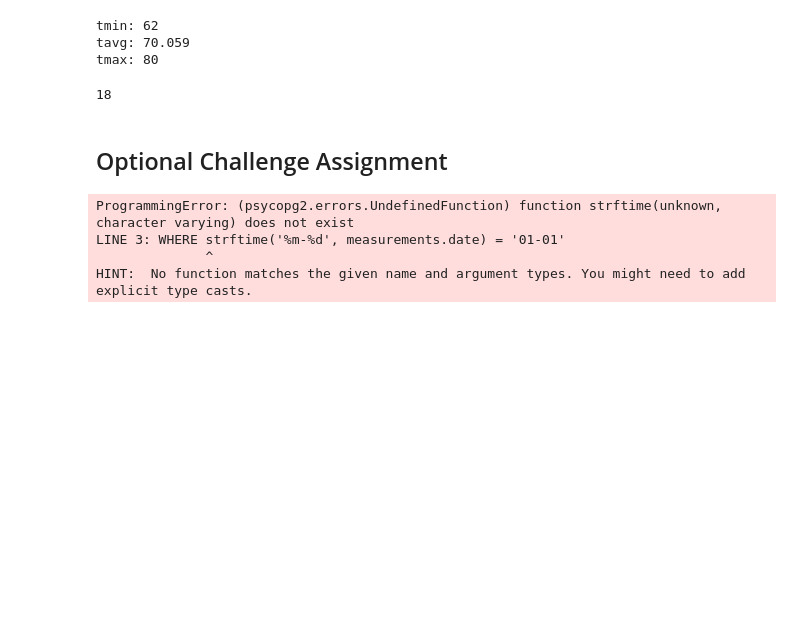
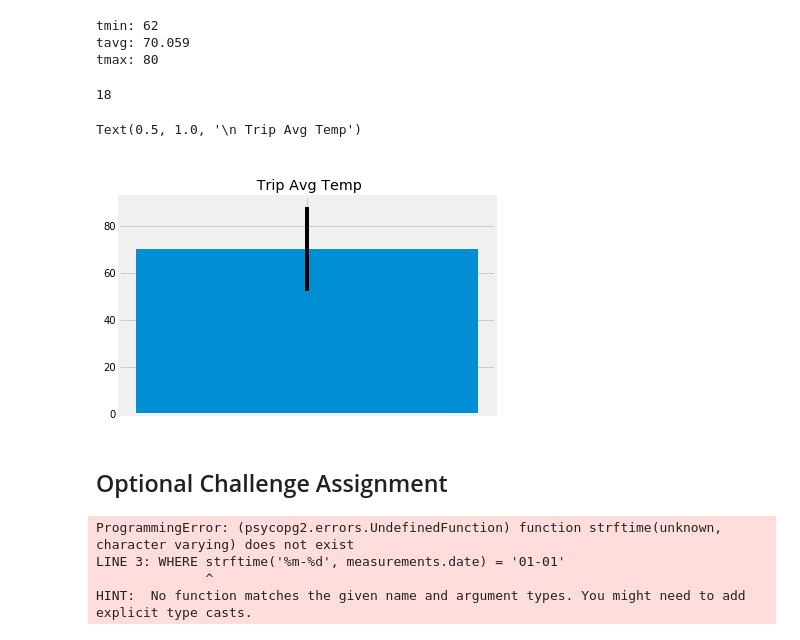
Before and after one commit to alvinochieng/sqlalchemy-challenge, a Jupyter notebook: climate_starter.ipynb, the cells around one changed output. Cells and saved outputs as stored; diff of their text form; code cells hidden in the pictures; blank space fills up the shorter version.

```diff
--- a/climate_starter.ipynb
+++ b/climate_starter.ipynb
@@ -288,6 +288,14 @@ peak_to_peak = (high_t - low_t)
 peak_to_peak
 # %% [output]
 18
+# %%
+x_axis = np.arange(len(trip_data))
+
+plt.bar('' ,avg_t, yerr=peak_to_peak, width=0.4)
+plt.title("\n Trip Avg Temp")
+# %% [output]
+Text(0.5, 1.0, '\n Trip Avg Temp')
+[figure, added]
 # %%
 # Calculate the total amount of rainfall per weather station for your trip dates using the previous year's matching dates.
 # Sort this in descending order by precipitation amount and list the station, name, latitude, longitude, and elevation
```
